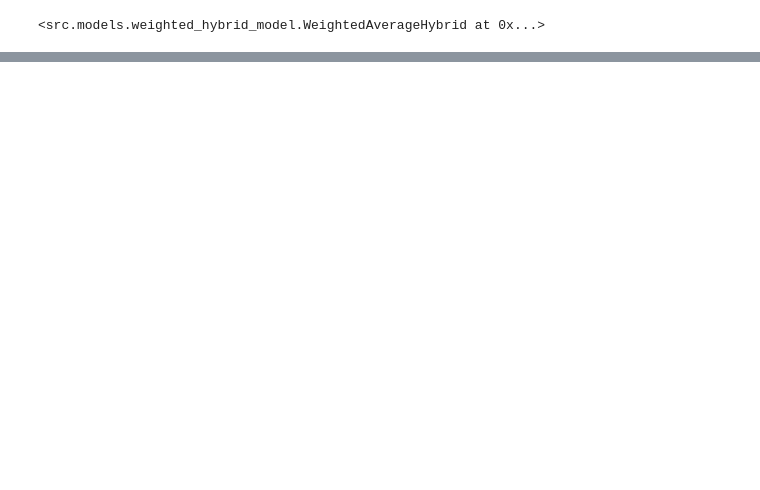
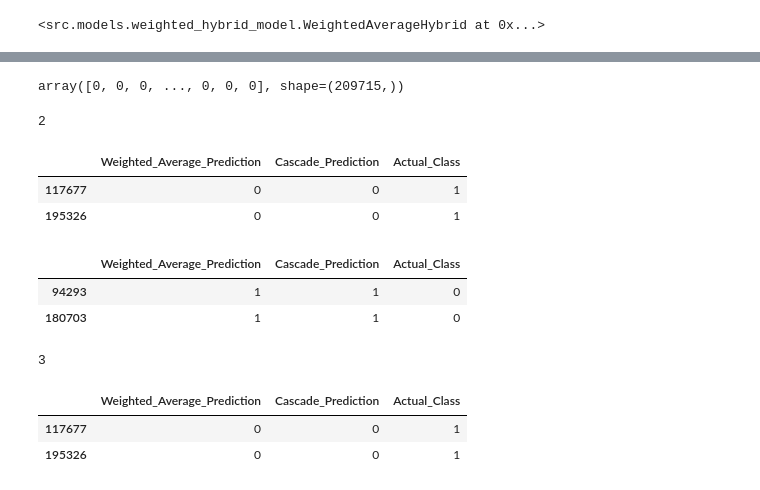
Before and after one commit to Daazee/fraud-detection-models, a Jupyter notebook: notebooks/ibm_bank_trans_04_hybrid_models.ipynb, the cells around one changed output, grey strips where cells are left out. Saved outputs shown, nothing was run; the diff lists cells and outputs as text; code cells hidden in the pictures; blank space fills up the shorter version.

Commit message:
check for cascade hybrid misses

```diff
--- a/notebooks/ibm_bank_trans_04_hybrid_models.ipynb
+++ b/notebooks/ibm_bank_trans_04_hybrid_models.ipynb
@@ -582 +592,43 @@ Isolation Forest             0.0161  0.6058    0.0313  0.0486  0.3942   0.9335
 'Random Forest (Standard)'
+# %%
+hybrid_weighted_average_model.predict(X_test)
+# %% [output]
+array([0, 0, 0, ..., 0, 0, 0], shape=(209715,))
+# %%
+comparison_df = pd.DataFrame({
+    'Weighted_Average_Prediction': hybrid_weighted_average_model.predict(X_test),
+    'Cascade_Prediction': cascade_model.predict(X_test),
+    'Actual_Class': y_test
+}).reset_index(drop=True)
+# %%
+weighted_average_misses = comparison_df[(comparison_df['Actual_Class'] == 1) & (comparison_df['Weighted_Average_Prediction'] == 0)]
+len(weighted_average_misses)
+weighted_average_false_positives = comparison_df[(comparison_df['Actual_Class'] == 0) & (comparison_df['Weighted_Average_Prediction'] == 1)]
+len(weighted_average_false_positives)
+# %% [output]
+2
+# %%
+weighted_average_misses.head(10)
+# %% [output]
+|  | Weighted_Average_Prediction | Cascade_Prediction | Actual_Class |
+| 117677 | 0 | 0 | 1 |
+| 195326 | 0 | 0 | 1 |
+# %%
+weighted_average_false_positives.head(10)
+# %% [output]
+|  | Weighted_Average_Prediction | Cascade_Prediction | Actual_Class |
+| 94293 | 1 | 1 | 0 |
+| 180703 | 1 | 1 | 0 |
+# %%
+cascade_misses = comparison_df[(comparison_df['Actual_Class'] == 1) & (comparison_df['Cascade_Prediction'] == 0)]
+len(cascade_misses)
+cascade_false_positives = comparison_df[(comparison_df['Actual_Class'] == 0) & (comparison_df['Cascade_Prediction'] == 1)]
+len(cascade_false_positives)
+# %% [output]
+3
+# %%
+cascade_misses.head(10)
+# %% [output]
+|  | Weighted_Average_Prediction | Cascade_Prediction | Actual_Class |
+| 117677 | 0 | 0 | 1 |
+| 195326 | 0 | 0 | 1 |
```
Also changed, not shown: parts of 7 cells of this notebook.
